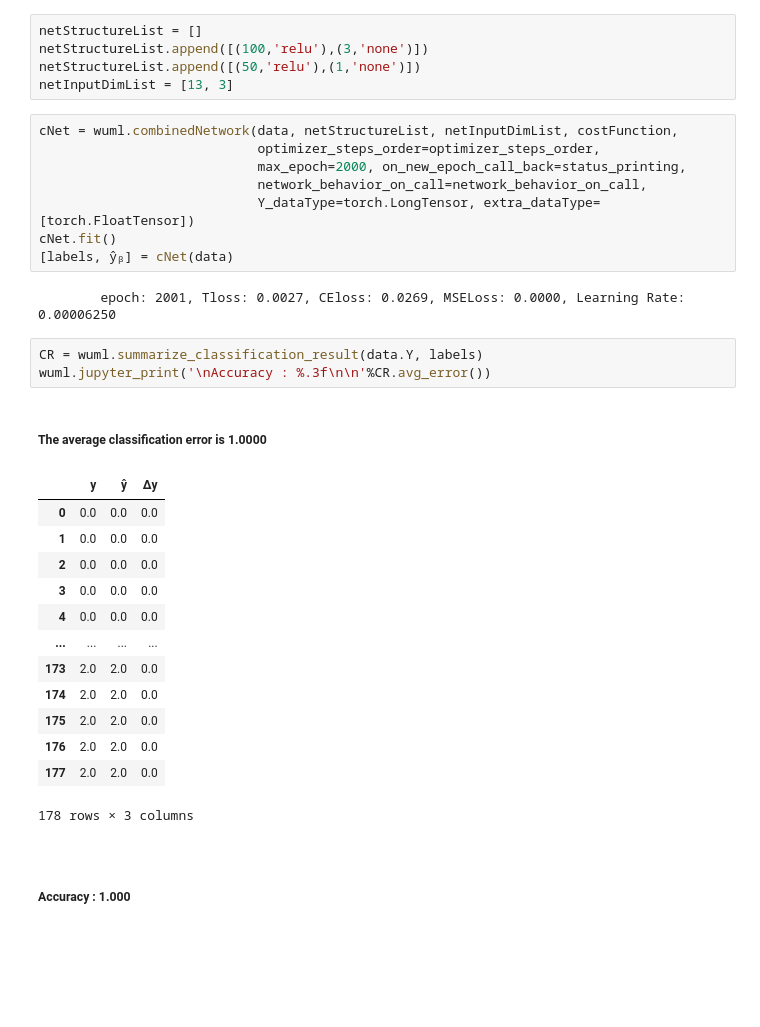
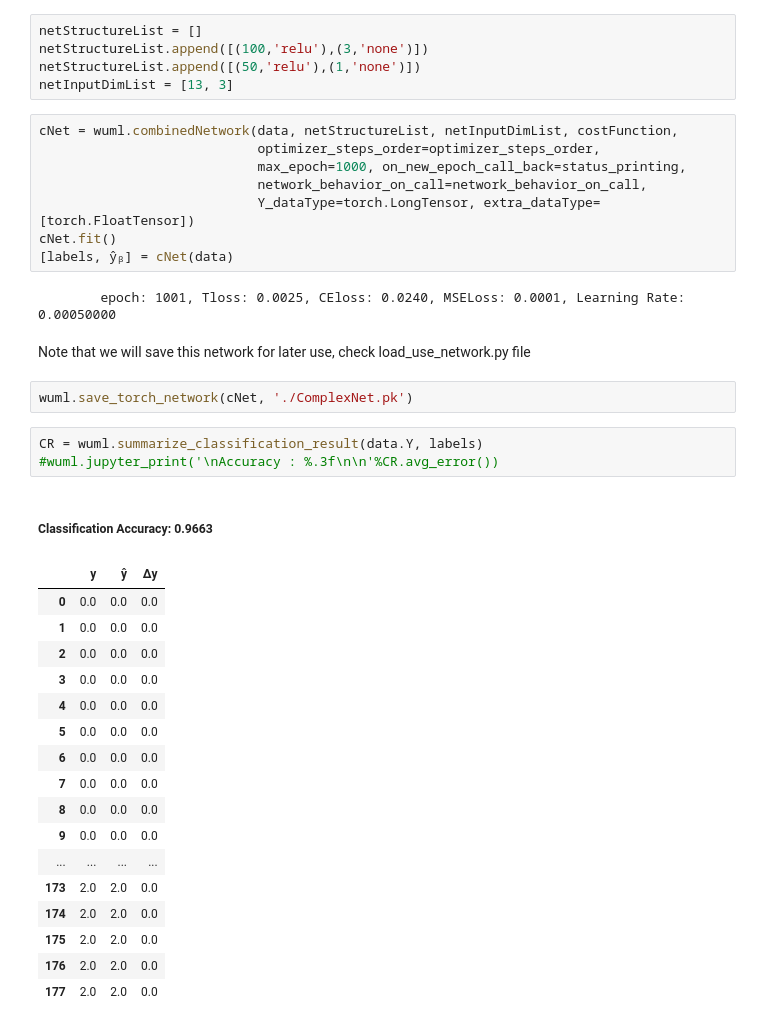
Before and after one commit to endsley/wuML, a Jupyter notebook: examples/NeuralNet/ipynb/complexNet.ipynb, the cells around one changed output. Saved outputs shown, nothing was run; the diff lists cells and outputs as text; blank space fills up the shorter version.

```diff
--- a/examples/NeuralNet/ipynb/complexNet.ipynb
+++ b/examples/NeuralNet/ipynb/complexNet.ipynb
@@ -87,32 +87,39 @@ netInputDimList = [13, 3]
 # %%
 cNet = wuml.combinedNetwork(data, netStructureList, netInputDimList, costFunction,
 							optimizer_steps_order=optimizer_steps_order,
-							max_epoch=2000, on_new_epoch_call_back=status_printing,
+							max_epoch=1000, on_new_epoch_call_back=status_printing,
 							network_behavior_on_call=network_behavior_on_call,
 							Y_dataType=torch.LongTensor, extra_dataType=[torch.FloatTensor])
 cNet.fit()
 [labels, ŷᵦ] = cNet(data)
 # %% [output]
-        epoch: 2001, Tloss: 0.0027, CEloss: 0.0269, MSELoss: 0.0000, Learning Rate: 0.00006250
+        epoch: 1001, Tloss: 0.0025, CEloss: 0.0240, MSELoss: 0.0001, Learning Rate: 0.00050000
+# %% [markdown]
+Note that we will save this network for later use, check load_use_network.py file
+# %%
+wuml.save_torch_network(cNet, './ComplexNet.pk')
 # %%
 CR = wuml.summarize_classification_result(data.Y, labels)
-wuml.jupyter_print('\nAccuracy : %.3f\n\n'%CR.avg_error())
+#wuml.jupyter_print('\nAccuracy : %.3f\n\n'%CR.avg_error())
 # %% [output]
-The average classification error is 1.0000
+Classification Accuracy: 0.9663
 |  | y | ŷ | Δy |
 | 0 | 0.0 | 0.0 | 0.0 |
 | 1 | 0.0 | 0.0 | 0.0 |
 | 2 | 0.0 | 0.0 | 0.0 |
 | 3 | 0.0 | 0.0 | 0.0 |
 | 4 | 0.0 | 0.0 | 0.0 |
+| 5 | 0.0 | 0.0 | 0.0 |
+| 6 | 0.0 | 0.0 | 0.0 |
+| 7 | 0.0 | 0.0 | 0.0 |
+| 8 | 0.0 | 0.0 | 0.0 |
+| 9 | 0.0 | 0.0 | 0.0 |
 | ... | ... | ... | ... |
 | 173 | 2.0 | 2.0 | 0.0 |
 | 174 | 2.0 | 2.0 | 0.0 |
 | 175 | 2.0 | 2.0 | 0.0 |
 | 176 | 2.0 | 2.0 | 0.0 |
 | 177 | 2.0 | 2.0 | 0.0 |
-178 rows × 3 columns
-Accuracy : 1.000
 # %%
 SR = wuml.summarize_regression_result(Y2, ŷᵦ)
 Reg_result = SR.true_vs_predict(print_out=False)
```
Also changed, not shown: parts of 2 cells of this notebook, 18 other files.
